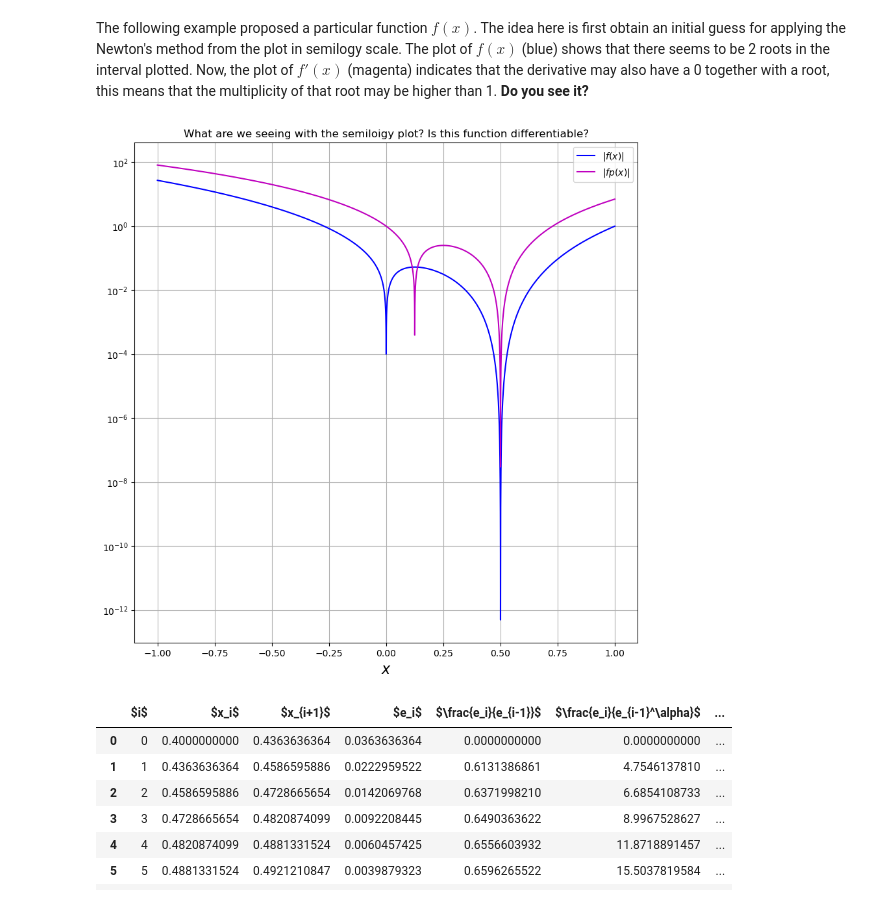
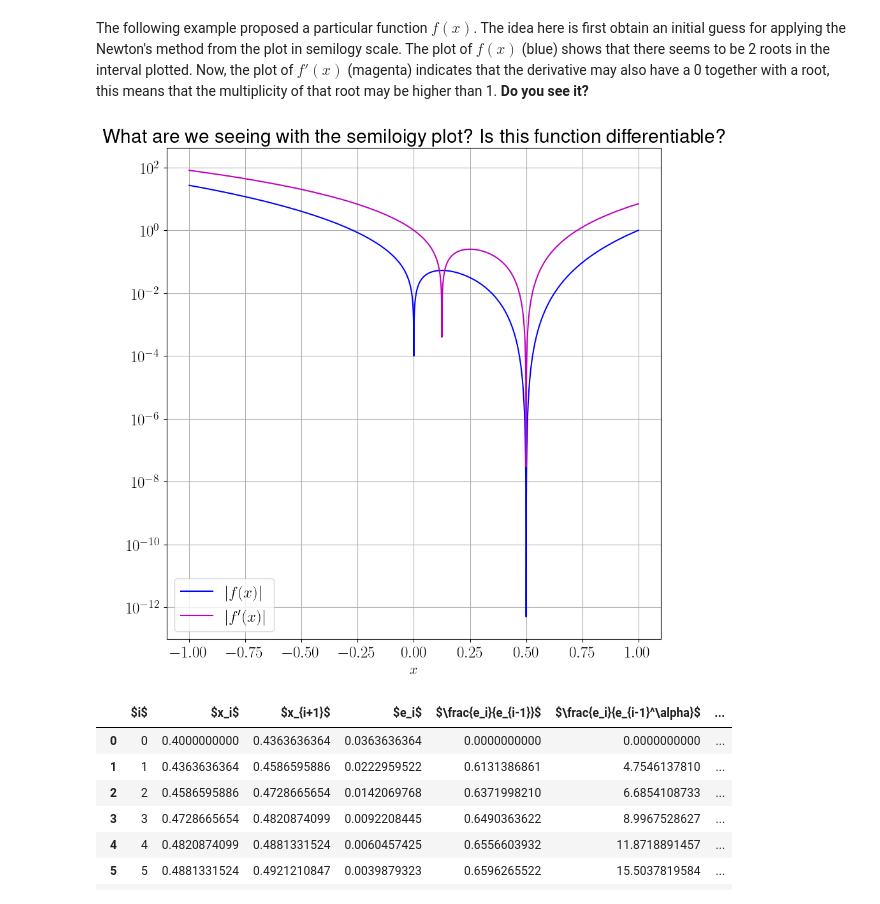
Before and after one commit to tclaudioe/Scientific-Computing-V3, a Jupyter notebook: 03_roots_of_1D_functions.ipynb, the cells around one changed output. Saved outputs shown, nothing was run; the diff lists cells and outputs as text; code cells hidden in the pictures.

```diff
--- a/03_roots_of_1D_functions.ipynb
+++ b/03_roots_of_1D_functions.ipynb
@@ -43,6 +65,7 @@ sym.init_printing()
 from scipy import optimize # type: ignore
 import pandas as pd # type: ignore
 pd.set_option("display.colheader_justify","center")
+pd.set_option('display.width', 5)
 pd.options.display.float_format = '{:.10f}'.format
 
 from colorama import Fore, Back, Style # type: ignore
@@ -51,6 +74,13 @@ from colorama import Fore, Back, Style # type: ignore
 # Style: DIM, NORMAL, BRIGHT, RESET_ALL
 textBold = lambda x: Style.BRIGHT+x+Style.RESET_ALL
 textBoldH = lambda x: Style.BRIGHT+Back.YELLOW+x+Style.RESET_ALL
+
+plt.rcParams.update({
+        "text.usetex": True,
+        "font.family": "sans-serif",
+        "font.sans-serif": "Helvetica",
+        "font.size": 18,
+    })
 # %% [markdown]
 <div id='intro' />
 
@@ -246,7 +283,7 @@ def cobweb(x,g=None):
     min_x = np.amin(x)
     max_x = np.amax(x)
 
-    plt.figure(figsize=(10,10))
+    plt.figure(figsize=(5,5))
     ax = plt.axes()
     plt.plot(np.array([min_x,max_x]),np.array([min_x,max_x]),'b-')
     for i in np.arange(x.size-1):
@@ -260,7 +297,7 @@ def cobweb(x,g=None):
         y = np.linspace(min_x,max_x,1000)
         plt.plot(y,g(y),'r')
 
-    plt.title('Cobweb diagram')
+    plt.title(r'$\mathrm{Cobweb\,diagram}$')
     plt.grid(True)
     plt.show()
 
@@ -761,19 +862,19 @@ Now, the plot of $f'(x)$ (magenta) indicates that the derivative may also have a
 # %%
 f = lambda x: 8*x**4-12*x**3+6*x**2-x
 fp = lambda x: 32*x**3-36*x**2+12*x-1
 
 x = np.linspace(-1,1,10000)
 plt.figure(figsize=(10,10))
 
 plt.title('What are we seeing with the semiloigy plot? Is this function differentiable?')
 plt.semilogy(x,np.abs(f(x)),'b-',label=r'$|f(x)|$')
-plt.semilogy(x,np.abs(fp(x)),'m-',label=r'$|fp(x)|$')
+plt.semilogy(x,np.abs(fp(x)),'m-',label=r"$|f'(x)|$")
 plt.grid()
 plt.legend()
 plt.xlabel(r'$x$',fontsize=16)
 plt.show()
 # %% [output]
-[figure, old version]
+[figure, new version]
 # %%
 r=newton_method(f, fp, 0.4, rel_error=1e-8, m=1)
 print([r,f(r)])
```
Also changed, not shown: parts of 18 cells of this notebook.
